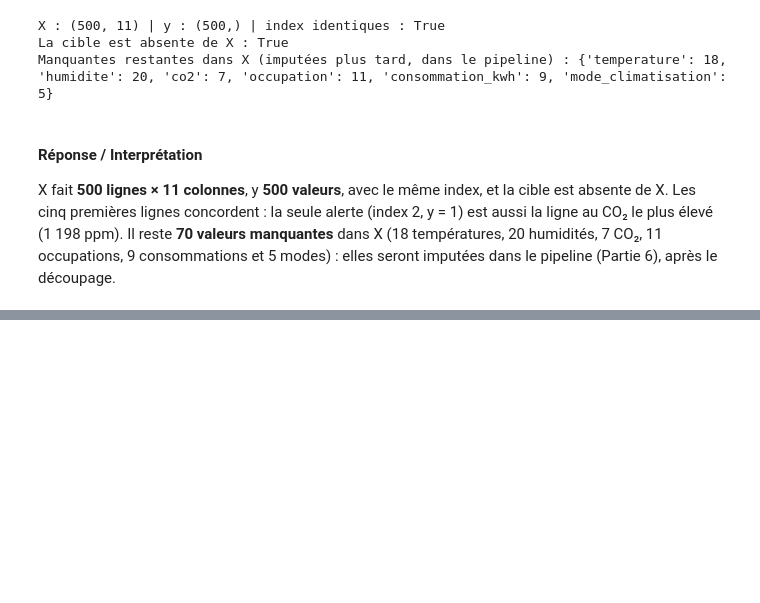
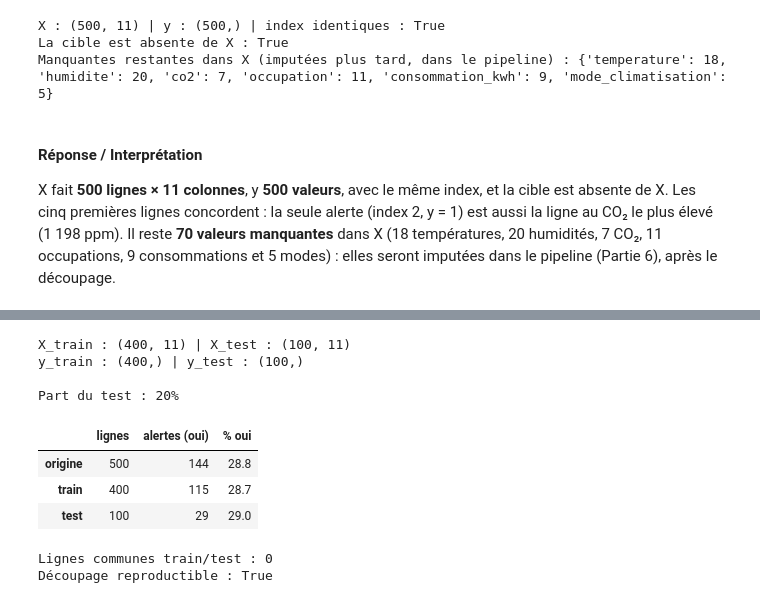
Before and after one commit to Abdouaziz2/atelier-prepa-donnees-tab, a Jupyter notebook: notebook/atelier-prepa-donnees-tab.ipynb, the cells around one changed output, grey strips where cells are left out. Drawn from its saved outputs; the diff is of its cells as text; code cells hidden in the pictures; blank space fills up the shorter version.

Commit message:
partie3: découper les données en train et test

```diff
--- a/notebook/atelier-prepa-donnees-tab.ipynb
+++ b/notebook/atelier-prepa-donnees-tab.ipynb
@@ -1254,0 +1269,43 @@ X fait **500 lignes × 11 colonnes**, y **500 valeurs**, avec le même index, et
+# %%
+from sklearn.model_selection import train_test_split
+
+RANDOM_STATE = 42          # graine fixe : le même découpage à chaque exécution
+
+X_train, X_test, y_train, y_test = train_test_split(
+    X, y,
+    test_size=0.20,        # 20 % des lignes pour le test
+    random_state=RANDOM_STATE,
+    stratify=y,            # garde la même proportion de oui/non dans train et test
+)
+
+print(f'X_train : {X_train.shape} | X_test : {X_test.shape}')
+print(f'y_train : {y_train.shape} | y_test : {y_test.shape}')
+
+# 1) part de chaque ensemble
+print(f'\nPart du test : {len(X_test) / len(X):.0%}')
+
+# 2) proportion de la classe « oui » (1) dans le jeu d'origine, le train et le test
+proportions = pd.DataFrame({
+    'lignes': [len(y), len(y_train), len(y_test)],
+    'alertes (oui)': [y.sum(), y_train.sum(), y_test.sum()],
+    '% oui': [y.mean() * 100, y_train.mean() * 100, y_test.mean() * 100],
+}, index=['origine', 'train', 'test']).round(1)
+display(proportions)
+
+# 3) aucune ligne commune entre train et test
+print('Lignes communes train/test :', len(set(X_train.index) & set(X_test.index)))
+
+# 4) reproductibilité : un second découpage avec la même graine donne exactement le même résultat
+X_train2, X_test2, _, _ = train_test_split(X, y, test_size=0.20, random_state=RANDOM_STATE, stratify=y)
+print('Découpage reproductible :', X_train.index.equals(X_train2.index) and X_test.index.equals(X_test2.index))
+# %% [output]
+X_train : (400, 11) | X_test : (100, 11)
+y_train : (400,) | y_test : (100,)
+
+Part du test : 20%
+|  | lignes | alertes (oui) | % oui |
+| origine | 500 | 144 | 28.8 |
+| train | 400 | 115 | 28.7 |
+| test | 100 | 29 | 29.0 |
+Lignes communes train/test : 0
+Découpage reproductible : True
```
Also changed, not shown: parts of 2 cells of this notebook, 2 other files.
